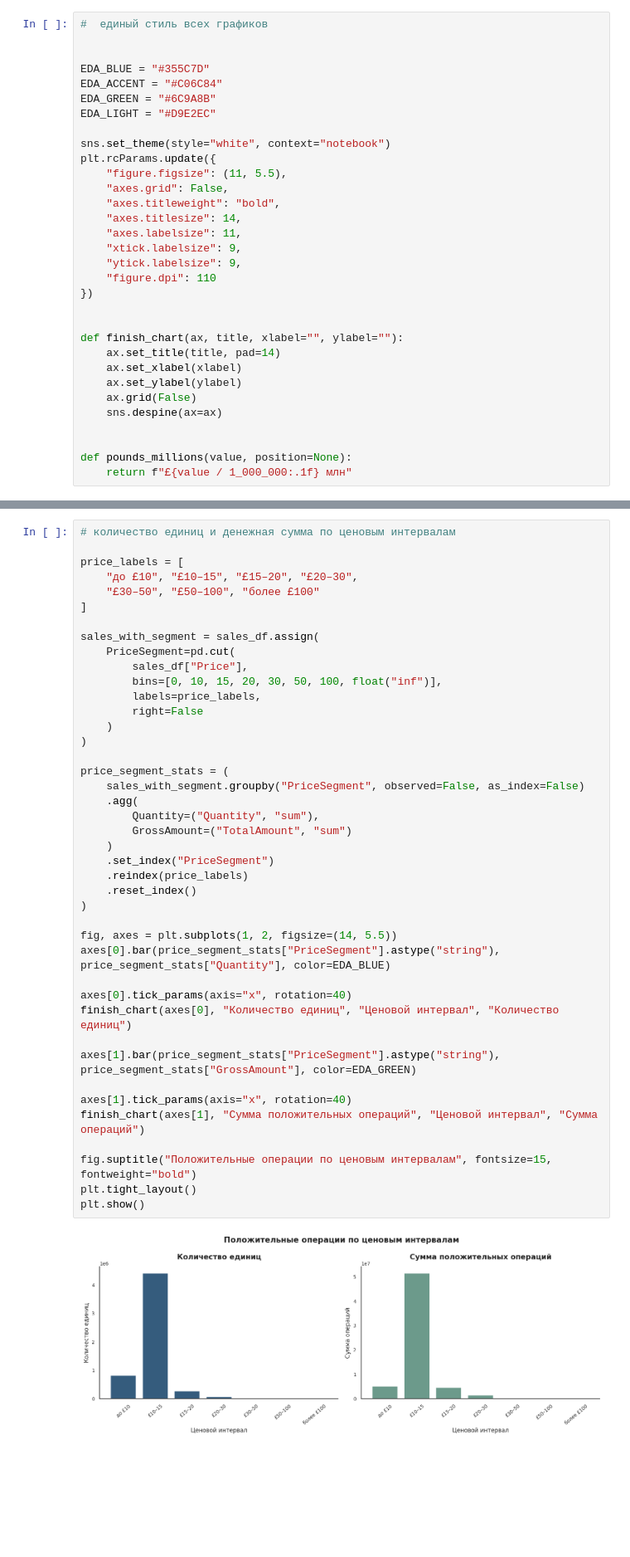
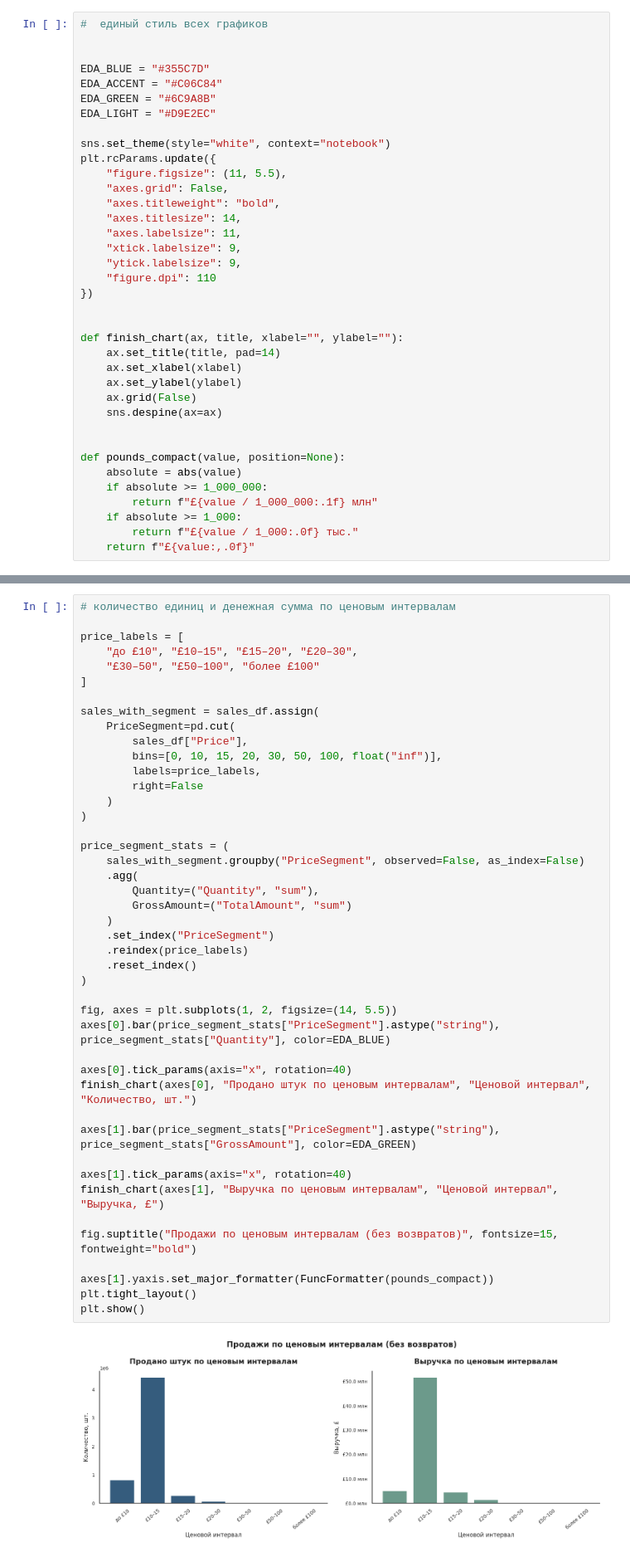
Before and after one commit to dazzens/dazzens, a Jupyter notebook: EDA_проект.ipynb, the cells around one changed output, grey strips where cells are left out. Shown at 83% size. Drawn from its saved outputs; the diff is of its cells as text; blank space fills up the shorter version.

```diff
--- a/EDA_проект.ipynb
+++ b/EDA_проект.ipynb
@@ -2002,5 +1740,10 @@ def finish_chart(ax, title, xlabel="", ylabel=""):
     sns.despine(ax=ax)
 
 
-def pounds_millions(value, position=None):
-    return f"£{value / 1_000_000:.1f} млн"
+def pounds_compact(value, position=None):
+    absolute = abs(value)
+    if absolute >= 1_000_000:
+        return f"£{value / 1_000_000:.1f} млн"
+    if absolute >= 1_000:
+        return f"£{value / 1_000:.0f} тыс."
+    return f"£{value:,.0f}"
@@ -2472,35 +2232,37 @@ sales_with_segment = sales_df.assign(
         sales_df["Price"],
         bins=[0, 10, 15, 20, 30, 50, 100, float("inf")],
         labels=price_labels,
         right=False
     )
 )
 
 price_segment_stats = (
     sales_with_segment.groupby("PriceSegment", observed=False, as_index=False)
     .agg(
         Quantity=("Quantity", "sum"),
         GrossAmount=("TotalAmount", "sum")
     )
     .set_index("PriceSegment")
     .reindex(price_labels)
     .reset_index()
 )
 
 fig, axes = plt.subplots(1, 2, figsize=(14, 5.5))
 axes[0].bar(price_segment_stats["PriceSegment"].astype("string"), price_segment_stats["Quantity"], color=EDA_BLUE)
 
 axes[0].tick_params(axis="x", rotation=40)
-finish_chart(axes[0], "Количество единиц", "Ценовой интервал", "Количество единиц")
+finish_chart(axes[0], "Продано штук по ценовым интервалам", "Ценовой интервал", "Количество, шт.")
 
 axes[1].bar(price_segment_stats["PriceSegment"].astype("string"), price_segment_stats["GrossAmount"], color=EDA_GREEN)
 
 axes[1].tick_params(axis="x", rotation=40)
-finish_chart(axes[1], "Сумма положительных операций", "Ценовой интервал", "Сумма операций")
+finish_chart(axes[1], "Выручка по ценовым интервалам", "Ценовой интервал", "Выручка, £")
 
-fig.suptitle("Положительные операции по ценовым интервалам", fontsize=15, fontweight="bold")
+fig.suptitle("Продажи по ценовым интервалам (без возвратов)", fontsize=15, fontweight="bold")
+
+axes[1].yaxis.set_major_formatter(FuncFormatter(pounds_compact))
 plt.tight_layout()
 plt.show()
 # %% [output]
-[figure, old version]
+[figure, new version]
 # %% [markdown]
```
Also changed, not shown: parts of 111 cells of this notebook.
